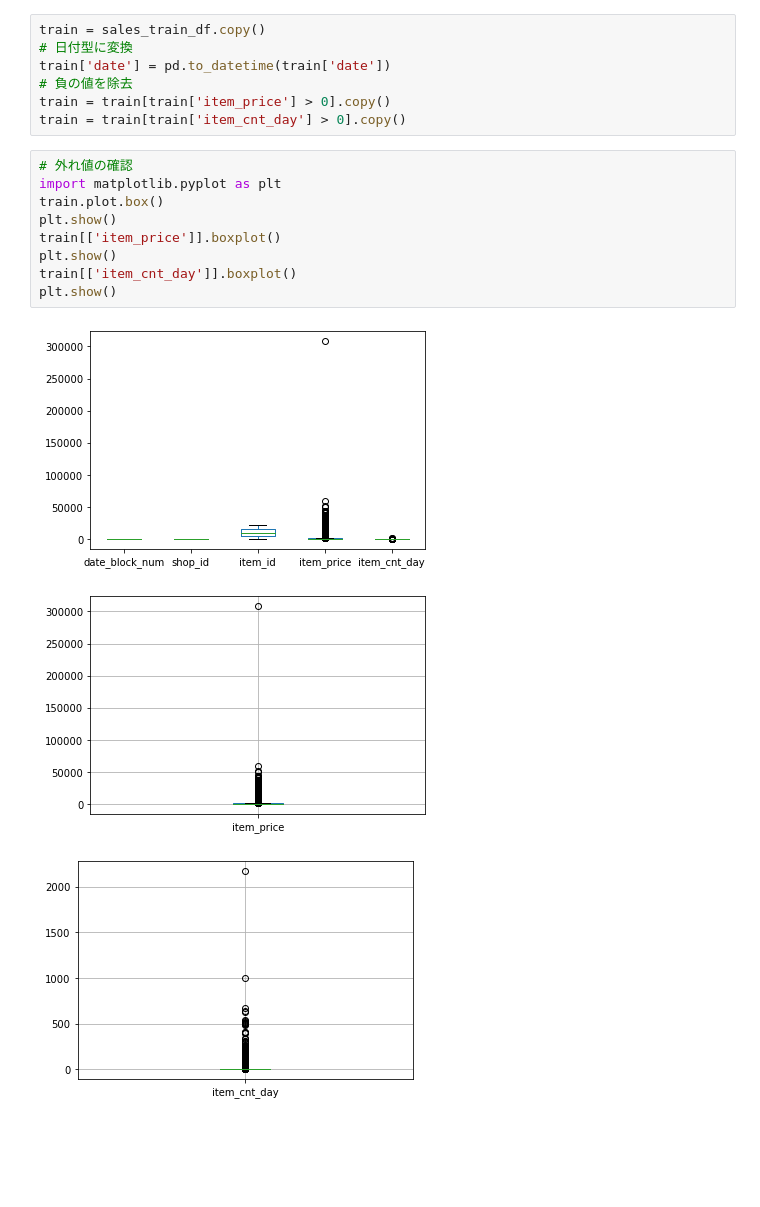
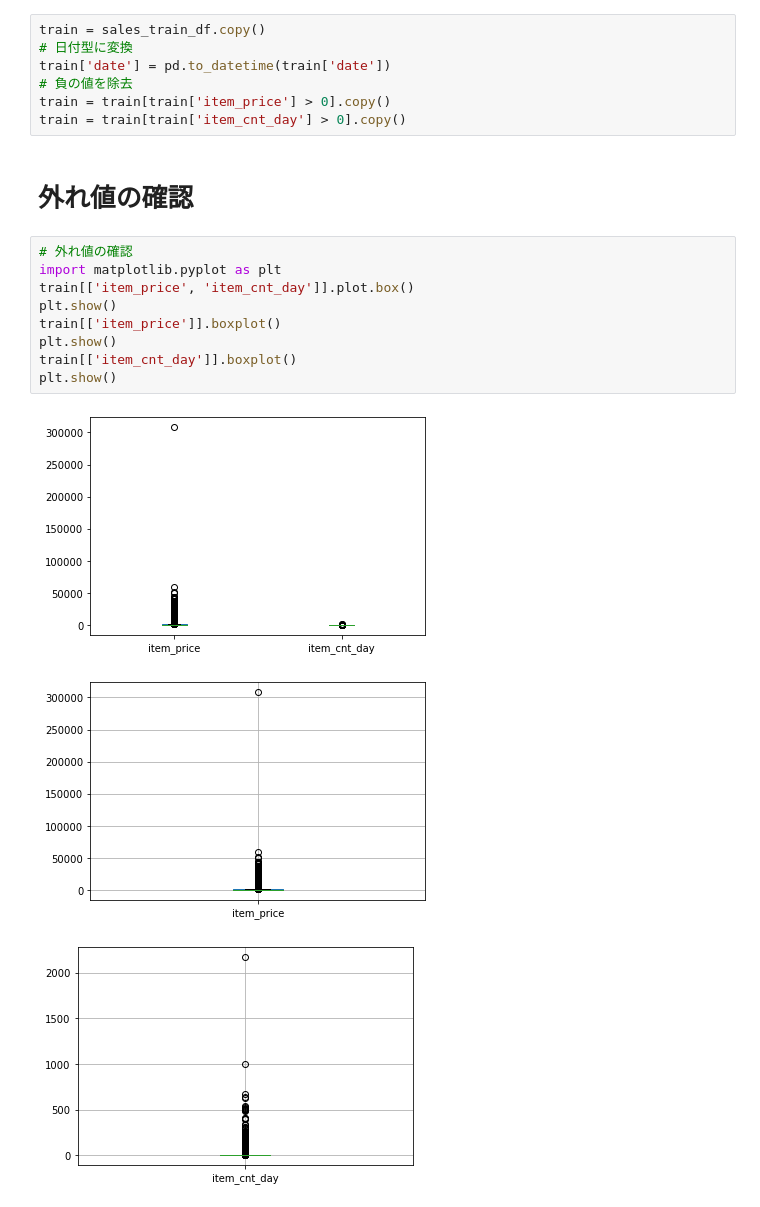
Before and after one commit to YusukeAmg/kaggle_Predict-Future-Sales, a Jupyter notebook: notebook/input-analysis_2020-10-04-16-25.ipynb, the cells around one changed output. Drawn from its saved outputs; the diff is of its cells as text; blank space fills up the shorter version.

Commit message:
preprocessing_2020-10-11
merge item_df
drop outliner
data check monthly item_cnt_day

```diff
--- a/notebook/input-analysis_2020-10-04-16-25.ipynb
+++ b/notebook/input-analysis_2020-10-04-16-25.ipynb
@@ -23,16 +42,18 @@ train['date'] = pd.to_datetime(train['date'])
 # 負の値を除去
 train = train[train['item_price'] > 0].copy()
 train = train[train['item_cnt_day'] > 0].copy()
+# %% [markdown]
+# 外れ値の確認
 # %%
 # 外れ値の確認
 import matplotlib.pyplot as plt
-train.plot.box()
+train[['item_price', 'item_cnt_day']].plot.box()
 plt.show()
 train[['item_price']].boxplot()
 plt.show()
 train[['item_cnt_day']].boxplot()
 plt.show()
 # %% [output]
-[figure, old version]
+[figure, new version]
 [figure]
 [figure]
```
Also changed, not shown: parts of 19 cells of this notebook.
